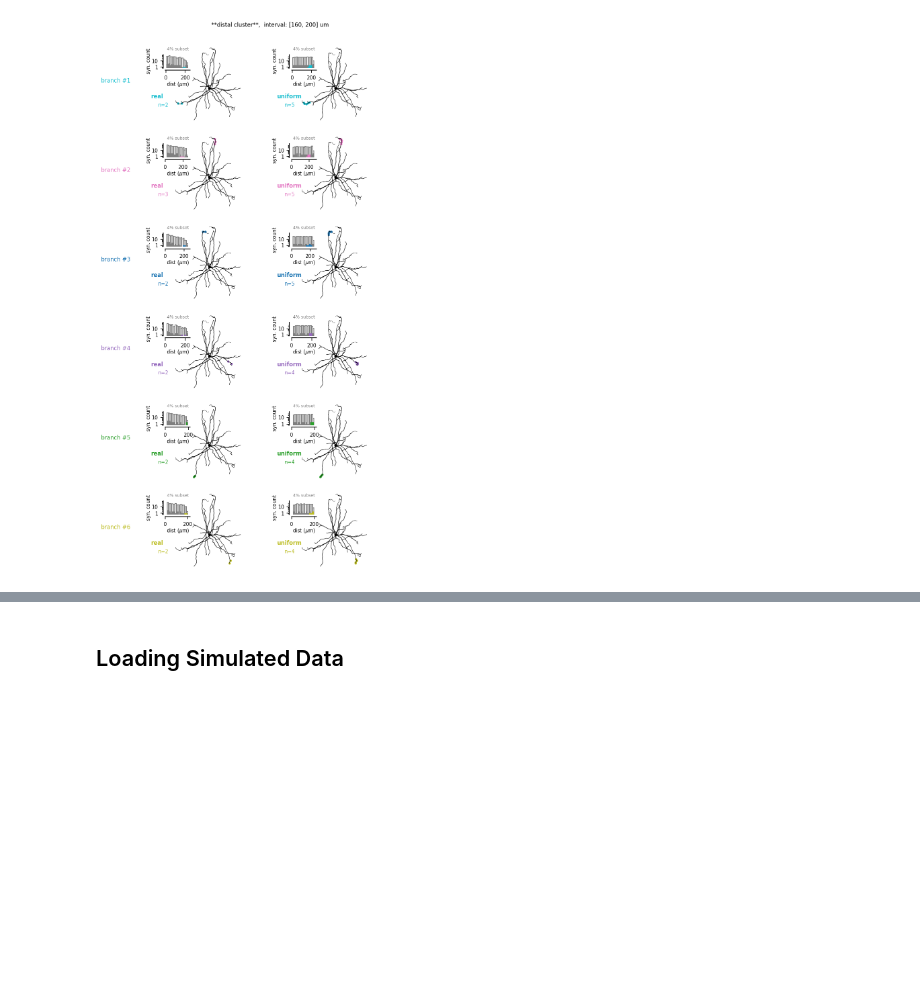
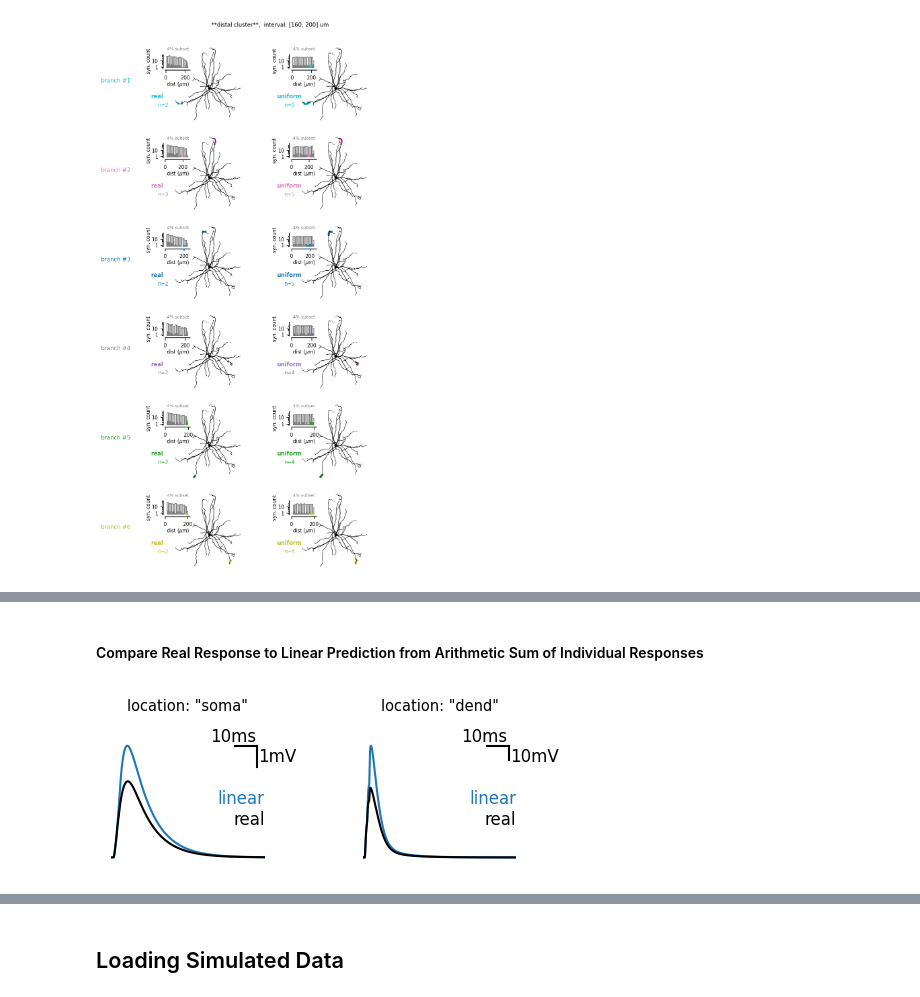
Before and after one commit to yzerlaut/pv-sst-dendrites, a Jupyter notebook: biophysical_modelling/detailed_model/Clustered-Input.ipynb, the cells around one changed output, grey strips where cells are left out. Saved outputs shown, nothing was run; the diff lists cells and outputs as text; code cells hidden in the pictures; blank space fills up the shorter version.

```diff
--- a/biophysical_modelling/detailed_model/Clustered-Input.ipynb
+++ b/biophysical_modelling/detailed_model/Clustered-Input.ipynb
@@ -113,13 +60,0 @@ ax.legend(frameon=False, loc='best')
-# %%
-t = np.arange(len(results['linear_soma']))*results['dt']
-fig, AX = pt.figure(axes=(2,1), figsize=(1.1,1.3), left=0, bottom=0.)
-
-for ax, loc, ys in zip(AX, ['soma', 'dend'], [1, 10]):
-    for r, resp, c in zip(range(2), ['linear', 'real'], ['tab:blue', 'k']):
-        ax.plot(t, results['%s_%s' % (resp, loc)], color=c)
-        pt.annotate(ax, r*'\n'+resp, (1., 0.6), ha='right', va='top', color=c)
-    ax.axis('off')
-    ax.set_xlim([0,100])
-    pt.draw_bar_scales(ax, Xbar=10, Xbar_label='10ms',
-                       Ybar=ys, Ybar_label='%imV'%ys, loc='top-right')
-    ax.set_title('location: "%s"\n' % loc, fontsize=7)
@@ -135,0 +113,17 @@ python clustered_input_stim.py -c Basket --test_uniform --sparsening 3 4 5 6 7 8
+# %% [markdown]
+#### Compare Real Response to Linear Prediction from Arithmetic Sum of Individual Responses
+# %%
+t = np.arange(len(results['linear_soma']))*results['dt']
+fig, AX = pt.figure(axes=(2,1), figsize=(1.1,1.3), left=0, bottom=0.)
+
+for ax, loc, ys in zip(AX, ['soma', 'dend'], [1, 10]):
+    for r, resp, c in zip(range(2), ['linear', 'real'], ['tab:blue', 'k']):
+        ax.plot(t, results['%s_%s' % (resp, loc)], color=c)
+        pt.annotate(ax, r*'\n'+resp, (1., 0.6), ha='right', va='top', color=c)
+    ax.axis('off')
+    ax.set_xlim([0, 70])
+    pt.draw_bar_scales(ax, Xbar=10, Xbar_label='10ms',
+                       Ybar=ys, Ybar_label='%imV'%ys, loc='top-right')
+    ax.set_title('location: "%s"\n' % loc, fontsize=7)
+# %% [output]
+[figure, added]
```
Also changed, not shown: parts of 31 cells of this notebook, 1 other file.
